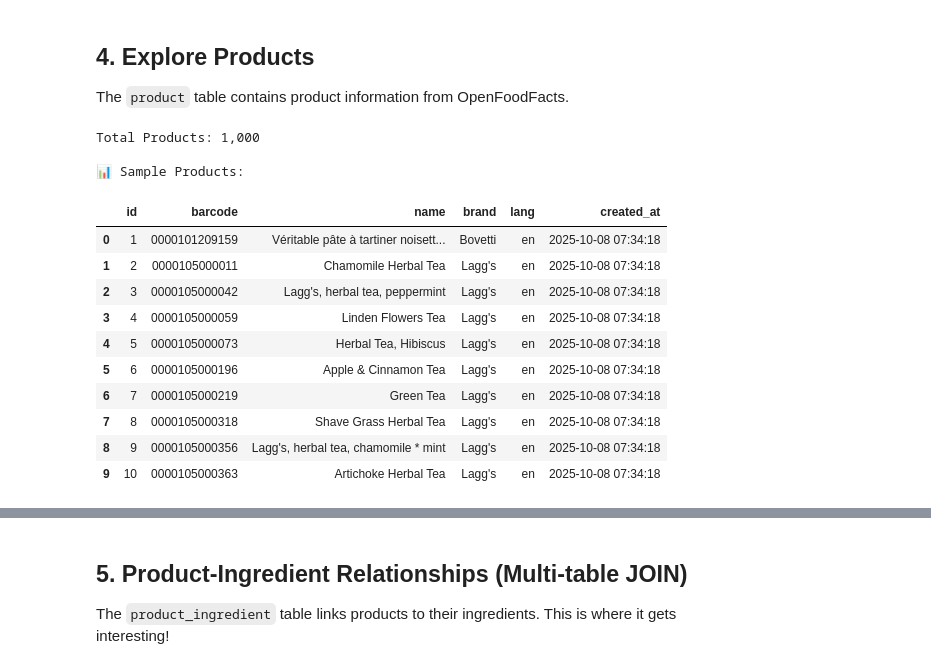
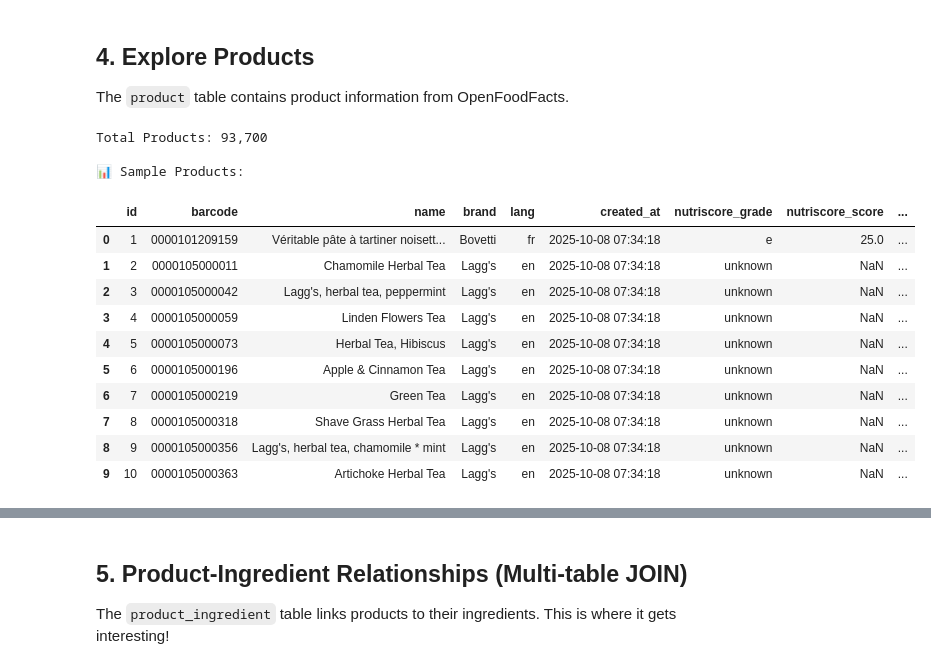
Before and after one commit to danielgavrilov/feeb, a Jupyter notebook: ingredient-api/explore_ingredient_data.ipynb, the cells around one changed output, grey strips where cells are left out. Drawn from its saved outputs; the diff is of its cells as text; code cells hidden in the pictures.

```diff
--- a/ingredient-api/explore_ingredient_data.ipynb
+++ b/ingredient-api/explore_ingredient_data.ipynb
@@ -281,38 +266,38 @@ The `product` table contains product information from OpenFoodFacts.
 # %%
 # Get total count of products
 product_count = pd.read_sql_query(
     "SELECT COUNT(*) as total_products FROM product",
     conn
 )
 print(f"Total Products: {product_count['total_products'][0]:,}")
 
 # Sample products
 products_sample = pd.read_sql_query(
     """
-    SELECT id, barcode, name, brand, lang, created_at
+    SELECT *
     FROM product
     LIMIT 10
     """,
     conn
 )
 
 print("\n📊 Sample Products:")
 products_sample
 # %% [output]
-Total Products: 1,000
+Total Products: 93,700
 
 📊 Sample Products:
-|  | id | barcode | name | brand | lang | created_at |
-| 0 | 1 | 0000101209159 | Véritable pâte à tartiner noisett... | Bovetti | en | 2025-10-08 07:34:18 |
-| 1 | 2 | 0000105000011 | Chamomile Herbal Tea | Lagg's | en | 2025-10-08 07:34:18 |
-| 2 | 3 | 0000105000042 | Lagg's, herbal tea, peppermint | Lagg's | en | 2025-10-08 07:34:18 |
-| 3 | 4 | 0000105000059 | Linden Flowers Tea | Lagg's | en | 2025-10-08 07:34:18 |
-| 4 | 5 | 0000105000073 | Herbal Tea, Hibiscus | Lagg's | en | 2025-10-08 07:34:18 |
-| 5 | 6 | 0000105000196 | Apple & Cinnamon Tea | Lagg's | en | 2025-10-08 07:34:18 |
-| 6 | 7 | 0000105000219 | Green Tea | Lagg's | en | 2025-10-08 07:34:18 |
-| 7 | 8 | 0000105000318 | Shave Grass Herbal Tea | Lagg's | en | 2025-10-08 07:34:18 |
-| 8 | 9 | 0000105000356 | Lagg's, herbal tea, chamomile * mint | Lagg's | en | 2025-10-08 07:34:18 |
-| 9 | 10 | 0000105000363 | Artichoke Herbal Tea | Lagg's | en | 2025-10-08 07:34:18 |
+|  | id | barcode | name | brand | lang | created_at | nutriscore_grade | nutriscore_score | ... |
+| 0 | 1 | 0000101209159 | Véritable pâte à tartiner noisett... | Bovetti | fr | 2025-10-08 07:34:18 | e | 25.0 | ... |
+| 1 | 2 | 0000105000011 | Chamomile Herbal Tea | Lagg's | en | 2025-10-08 07:34:18 | unknown | NaN | ... |
+| 2 | 3 | 0000105000042 | Lagg's, herbal tea, peppermint | Lagg's | en | 2025-10-08 07:34:18 | unknown | NaN | ... |
+| 3 | 4 | 0000105000059 | Linden Flowers Tea | Lagg's | en | 2025-10-08 07:34:18 | unknown | NaN | ... |
+| 4 | 5 | 0000105000073 | Herbal Tea, Hibiscus | Lagg's | en | 2025-10-08 07:34:18 | unknown | NaN | ... |
+| 5 | 6 | 0000105000196 | Apple & Cinnamon Tea | Lagg's | en | 2025-10-08 07:34:18 | unknown | NaN | ... |
+| 6 | 7 | 0000105000219 | Green Tea | Lagg's | en | 2025-10-08 07:34:18 | unknown | NaN | ... |
+| 7 | 8 | 0000105000318 | Shave Grass Herbal Tea | Lagg's | en | 2025-10-08 07:34:18 | unknown | NaN | ... |
+| 8 | 9 | 0000105000356 | Lagg's, herbal tea, chamomile * mint | Lagg's | en | 2025-10-08 07:34:18 | unknown | NaN | ... |
+| 9 | 10 | 0000105000363 | Artichoke Herbal Tea | Lagg's | en | 2025-10-08 07:34:18 | unknown | NaN | ... |
 # %%
 # Top brands by product count
 top_brands = pd.read_sql_query(
```
Also changed, not shown: parts of 9 cells of this notebook, 11 other files.
